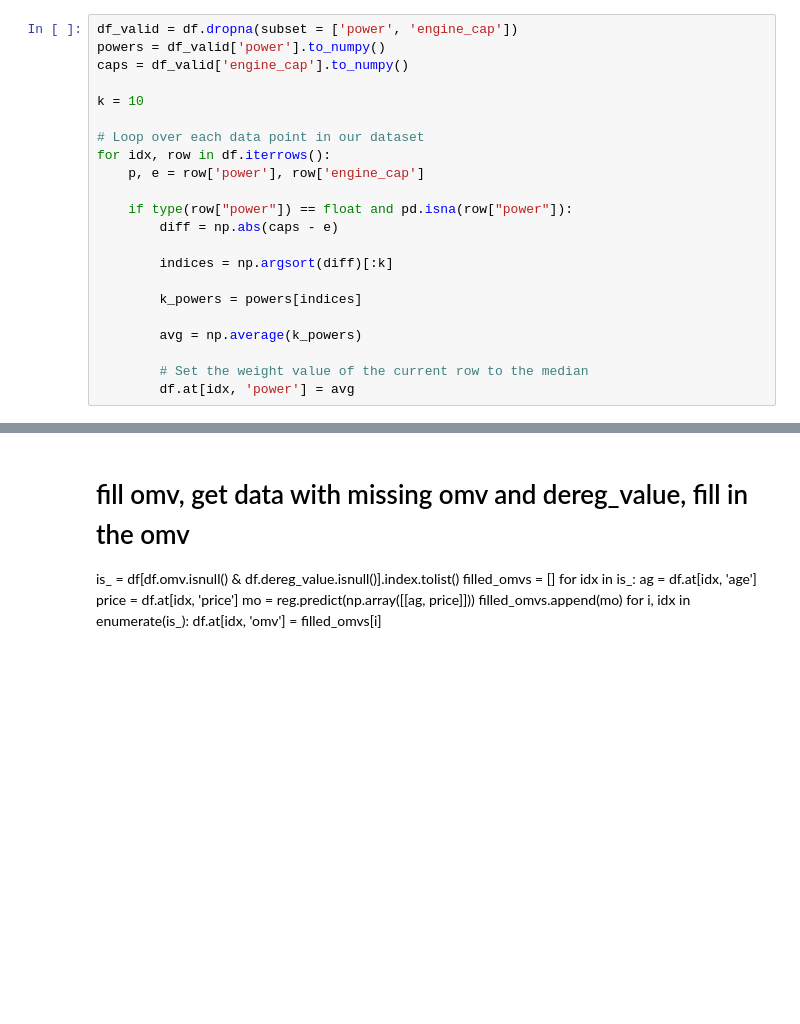
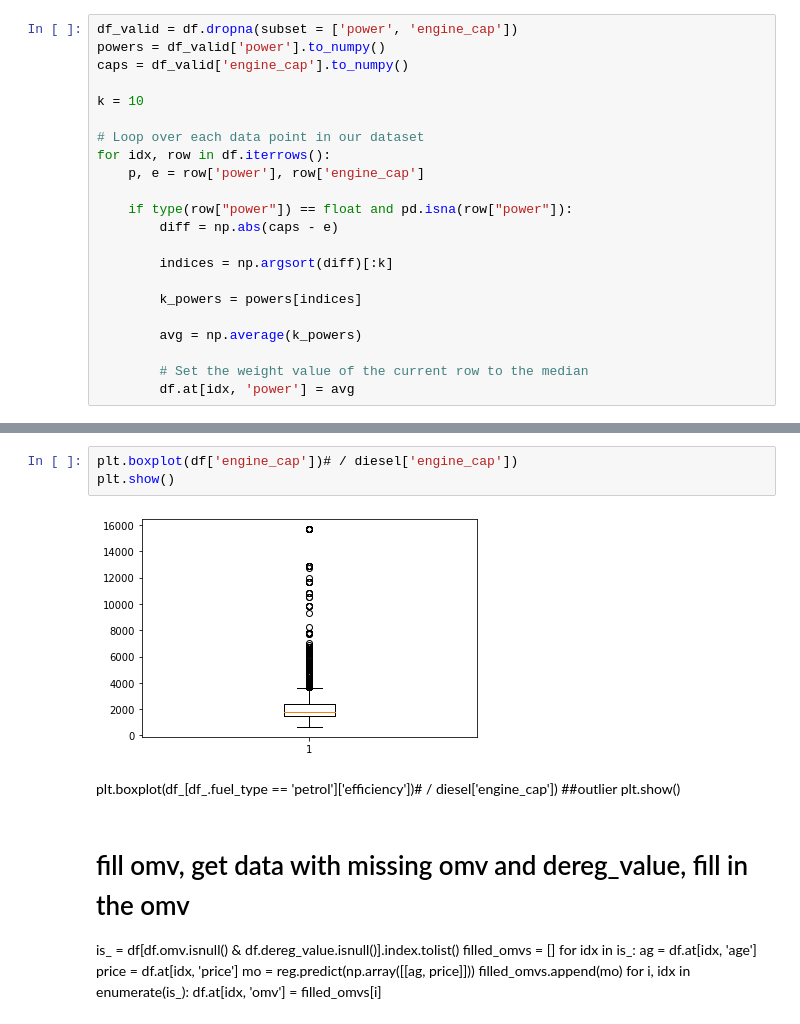
Before and after one commit to WendyBaiYunwei/CS5228-project, a Jupyter notebook: data-cleaning.ipynb, the cells around one changed output, grey strips where cells are left out. Saved outputs shown, nothing was run; the diff lists cells and outputs as text; blank space fills up the shorter version.

```diff
--- a/data-cleaning.ipynb
+++ b/data-cleaning.ipynb
@@ -316,3 +496,11 @@ for idx, row in df.iterrows():
+# %%
+plt.boxplot(df['engine_cap'])# / diesel['engine_cap'])
+plt.show()
+# %% [output]
+[figure, added]
+# %% [markdown]
+plt.boxplot(df_[df_.fuel_type == 'petrol']['efficiency'])# / diesel['engine_cap']) ##outlier
+plt.show()
 # %% [markdown]
 # fill omv, get data with missing omv and dereg_value, fill in the omv
 is_ = df[df.omv.isnull() & df.dereg_value.isnull()].index.tolist()
```
Also changed, not shown: parts of 41 cells of this notebook.
